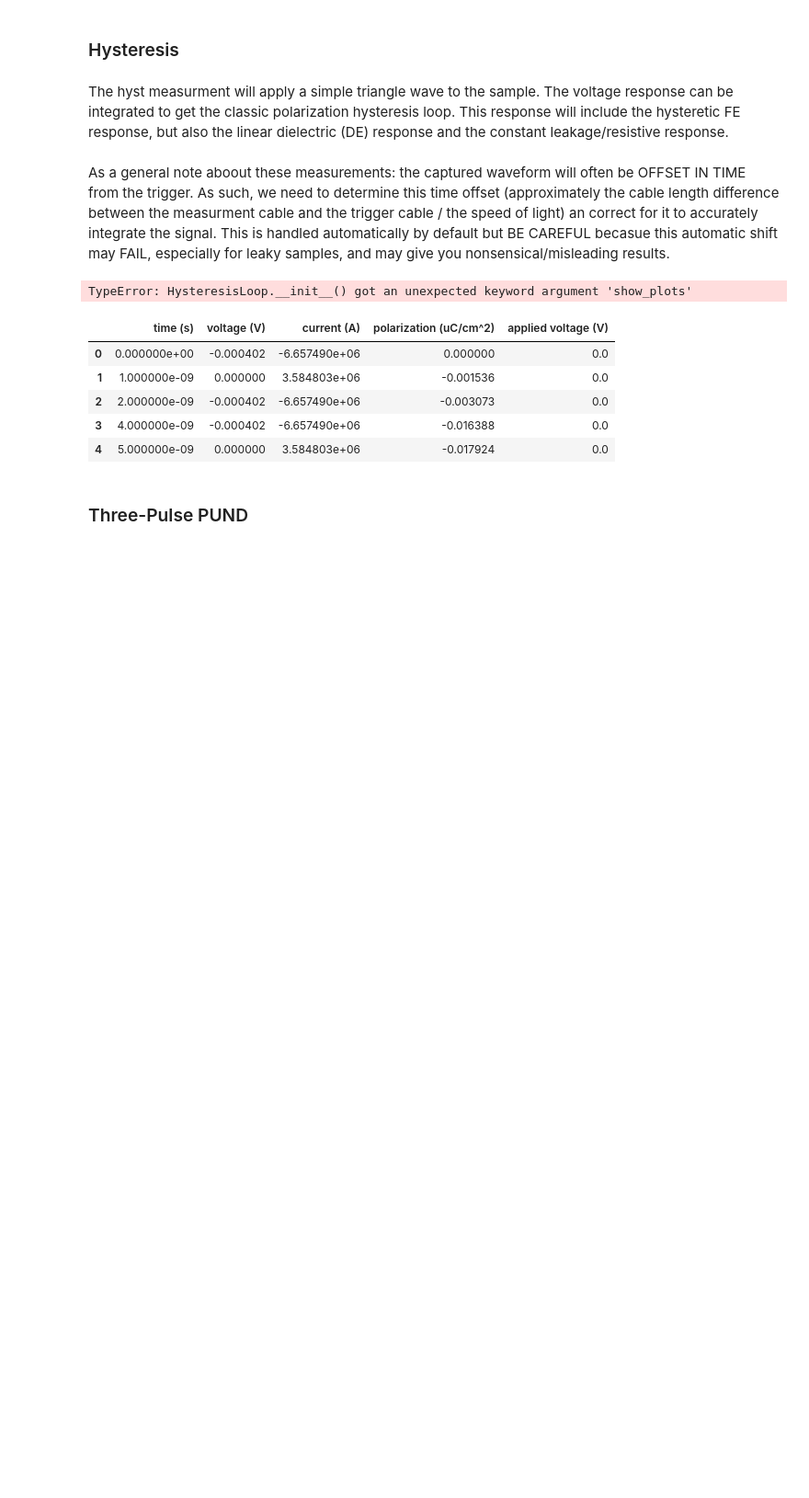
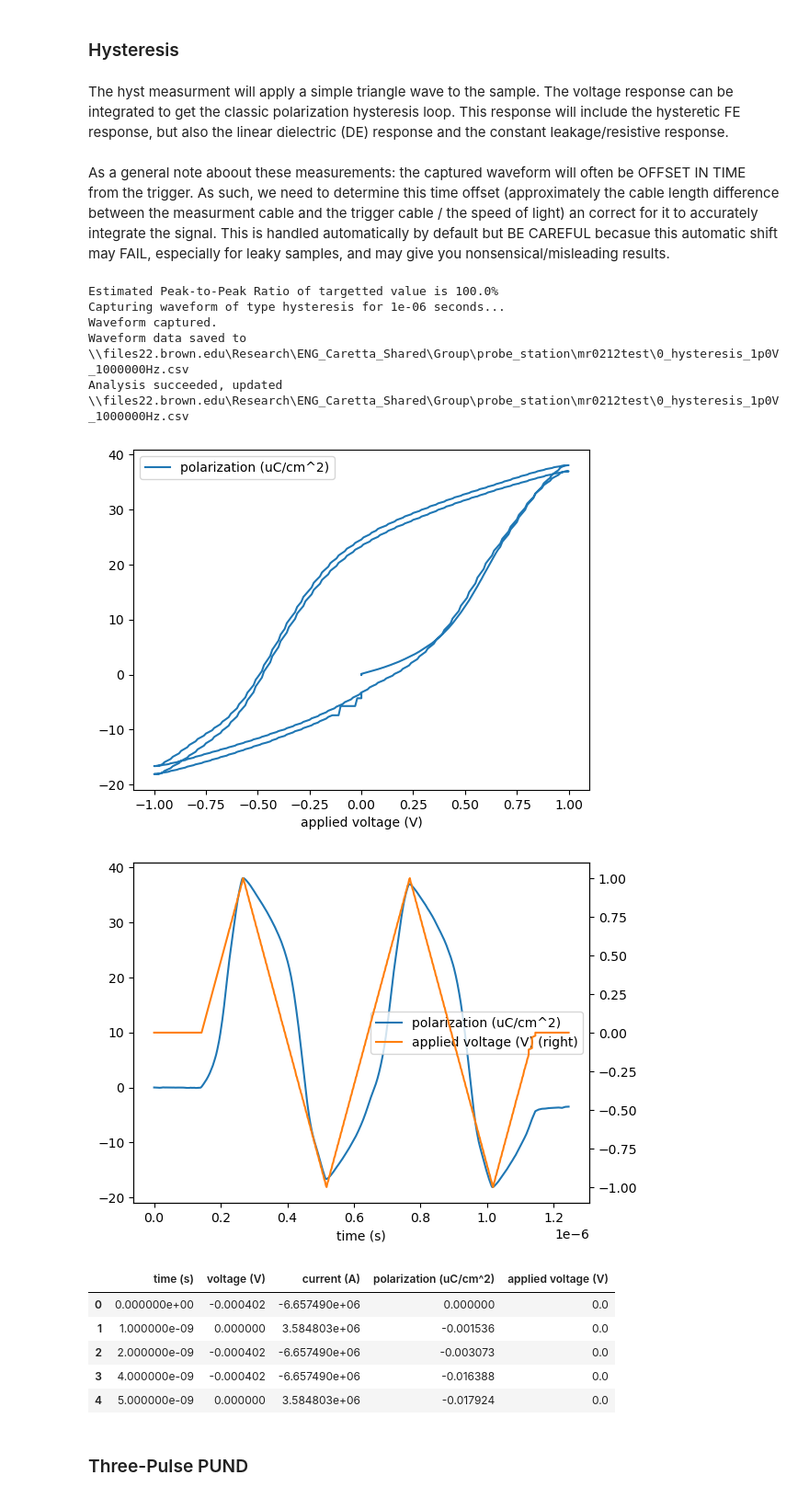
Before and after one commit to ElPsyKurisu/piec, a Jupyter notebook: notebooks/FE_testing.ipynb, the cells around one changed output. Shown at 92% size. Drawn from its saved outputs; the diff is of its cells as text; code cells hidden in the pictures; blank space fills up the shorter version.

```diff
--- a/notebooks/FE_testing.ipynb
+++ b/notebooks/FE_testing.ipynb
@@ -58,17 +58,23 @@ automatic_timeshift = True
 # %%
 ### RUN ###
 
 experiment = HysteresisLoop(awg, osc, # initialize the experiment object with specified attributes
                             amplitude=voltage, frequency=frequency,
                             v_div=voltage_scale, n_cycles=n_cycles,
                             area=area, time_offset=time_offset,
                             show_plots=show_plots, save_plots=save_plots,
-                            save_path=path, auto_timeshift=automatic_timeshift)
+                            save_dir=path, auto_timeshift=automatic_timeshift)
 
 # run the experiment, this will save raw data in the specified directory, update the raw data with analysis, and generate plots
 experiment.run_experiment()
 # %% [output]
-TypeError: HysteresisLoop.__init__() got an unexpected keyword argument 'show_plots'
+Estimated Peak-to-Peak Ratio of targetted value is 100.0%
+Capturing waveform of type hysteresis for 1e-06 seconds...
+Waveform captured.
+Waveform data saved to \\files22.brown.edu\Research\ENG_Caretta_Shared\Group\probe_station\mr0212test\0_hysteresis_1p0V_1000000Hz.csv
+Analysis succeeded, updated \\files22.brown.edu\Research\ENG_Caretta_Shared\Group\probe_station\mr0212test\0_hysteresis_1p0V_1000000Hz.csv
+[figure, added]
+[figure, added]
 # %%
 # This cell retrieves the data you just acquired and gives you a dict containing the metadata and a dataframe containing the analyzed response
 # Conduct further analysis to your heart's content...
```
Also changed, not shown: parts of 1 cell of this notebook.
